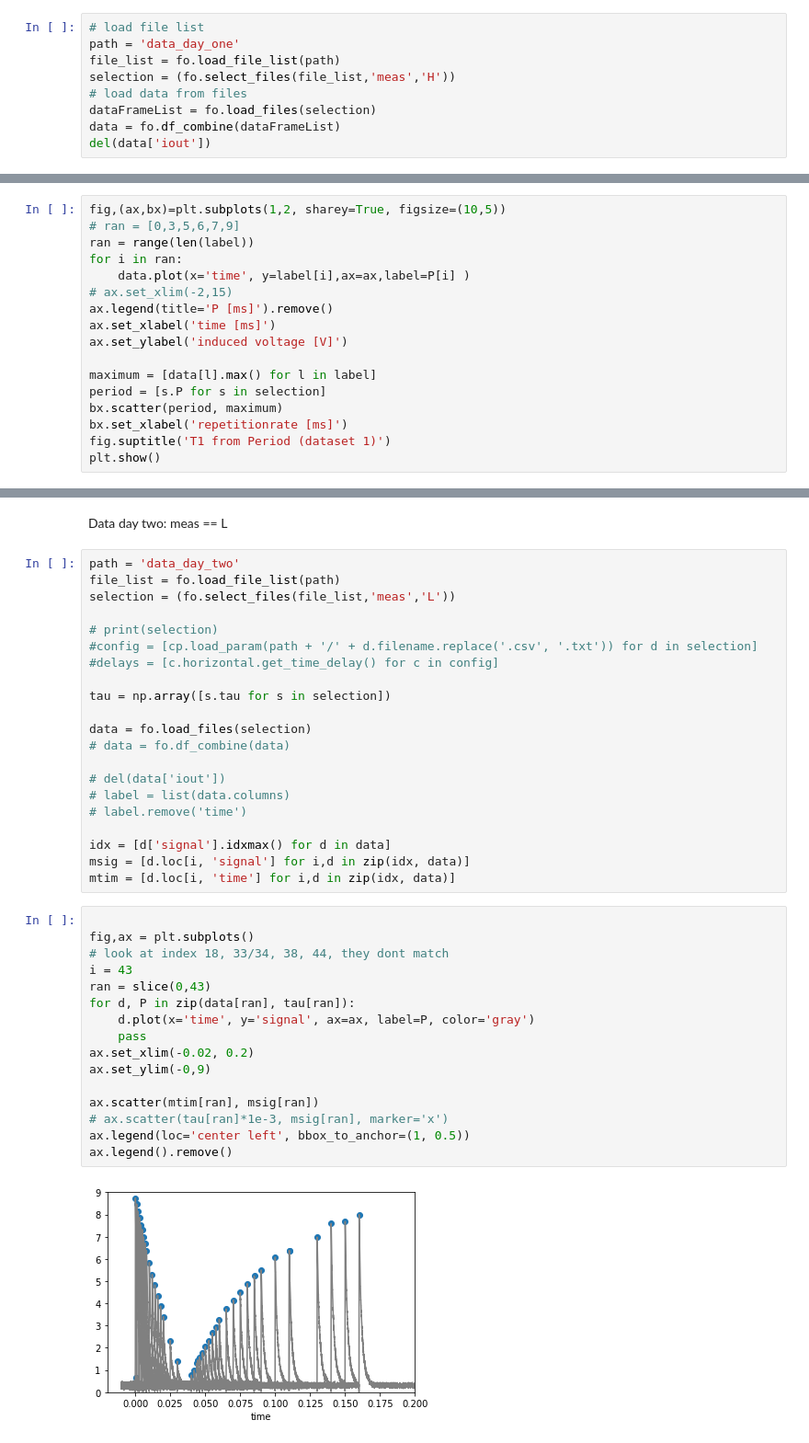
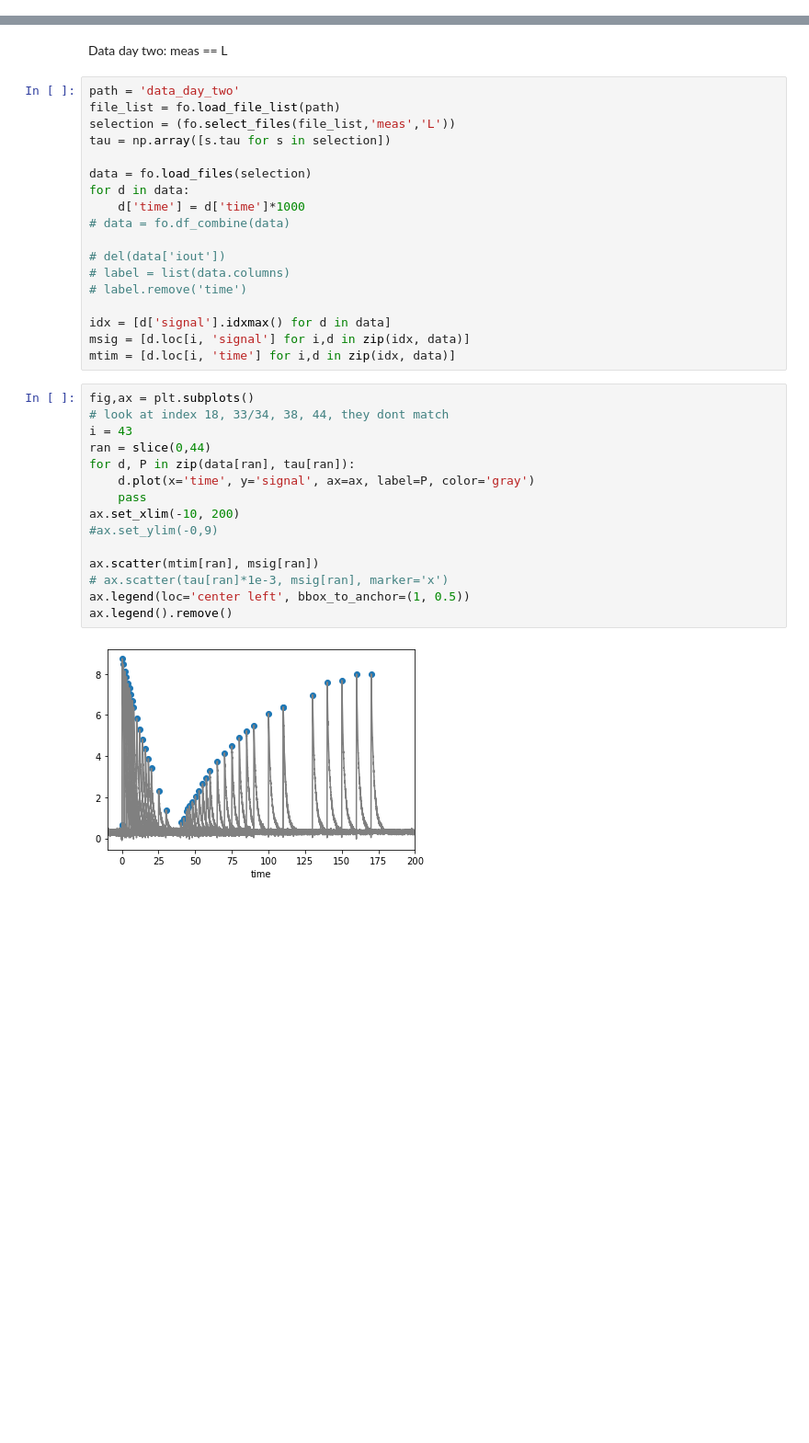
Before and after one commit to kolja-wagner/nmr_fkp, a Jupyter notebook: 01lmo t1.ipynb, the cells around one changed output, grey strips where cells are left out. Shown: that part at 92% size. Cells and saved outputs as stored; diff of their text form; blank space fills up the shorter version.

```diff
--- a/01lmo t1.ipynb
+++ b/01lmo t1.ipynb
@@ -17,9 +39,0 @@ Meas H: Daten von Tag 1
-# %%
-# load file list
-path = 'data_day_one'
-file_list = fo.load_file_list(path)
-selection = (fo.select_files(file_list,'meas','H'))
-# load data from files
-dataFrameList = fo.load_files(selection)
-data = fo.df_combine(dataFrameList)
-del(data['iout'])
@@ -38,17 +39,0 @@ data['time'] = data['time'] * 1000
-# %%
-fig,(ax,bx)=plt.subplots(1,2, sharey=True, figsize=(10,5))
-# ran = [0,3,5,6,7,9]
-ran = range(len(label))
-for i in ran:
-    data.plot(x='time', y=label[i],ax=ax,label=P[i] )
-# ax.set_xlim(-2,15)
-ax.legend(title='P [ms]').remove()
-ax.set_xlabel('time [ms]')
-ax.set_ylabel('induced voltage [V]')
-
-maximum = [data[l].max() for l in label]
-period = [s.P for s in selection]
-bx.scatter(period, maximum)
-bx.set_xlabel('repetitionrate [ms]')
-fig.suptitle('T1 from Period (dataset 1)')
-plt.show()
@@ -179,14 +104,11 @@ Data day two: meas == L
 path = 'data_day_two'
 file_list = fo.load_file_list(path)
 selection = (fo.select_files(file_list,'meas','L'))
-
-# print(selection)
-#config = [cp.load_param(path + '/' + d.filename.replace('.csv', '.txt')) for d in selection]
-#delays = [c.horizontal.get_time_delay() for c in config]
-
 tau = np.array([s.tau for s in selection])
 
 data = fo.load_files(selection)
+for d in data:
+    d['time'] = d['time']*1000
 # data = fo.df_combine(data)
 
 # del(data['iout'])
@@ -197,23 +119,22 @@ idx = [d['signal'].idxmax() for d in data]
 msig = [d.loc[i, 'signal'] for i,d in zip(idx, data)]
 mtim = [d.loc[i, 'time'] for i,d in zip(idx, data)]
 # %%
-
 fig,ax = plt.subplots()
 # look at index 18, 33/34, 38, 44, they dont match
 i = 43
-ran = slice(0,43)
+ran = slice(0,44)
 for d, P in zip(data[ran], tau[ran]):
     d.plot(x='time', y='signal', ax=ax, label=P, color='gray')
     pass
-ax.set_xlim(-0.02, 0.2)
-ax.set_ylim(-0,9)
+ax.set_xlim(-10, 200)
+#ax.set_ylim(-0,9)
 
 ax.scatter(mtim[ran], msig[ran])
 # ax.scatter(tau[ran]*1e-3, msig[ran], marker='x')
 ax.legend(loc='center left', bbox_to_anchor=(1, 0.5))
 ax.legend().remove()
 # %% [output]
-[figure, old version]
+[figure, new version]
 # %% [markdown]
 <a style='text-decoration:none;line-height:16px;display:flex;color:#5B5B62;padding:10px;justify-content:end;' href='https://deepnote.com?utm_source=created-in-deepnote-cell&projectId=c333ff75-d5d2-432c-b928-cf45631da0c3' target="_blank">
 <img alt='Created in deepnote.com' style='display:inline;max-height:16px;margin:0px;margin-right:7.5px;' src='embedded-picture-1' > </img>
```
Also changed, not shown: parts of 12 cells of this notebook, 3 other files.
